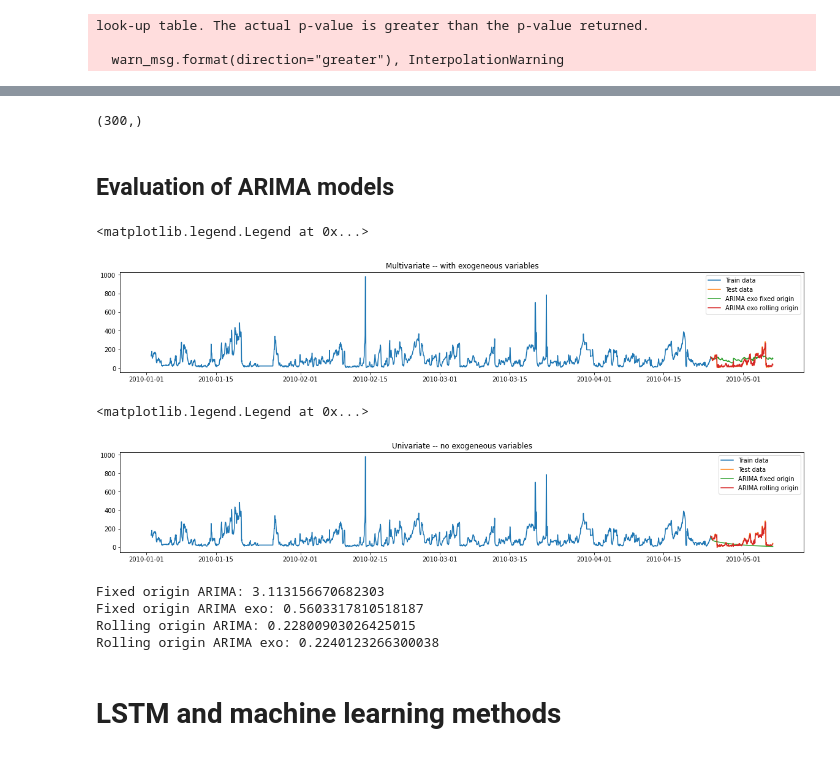
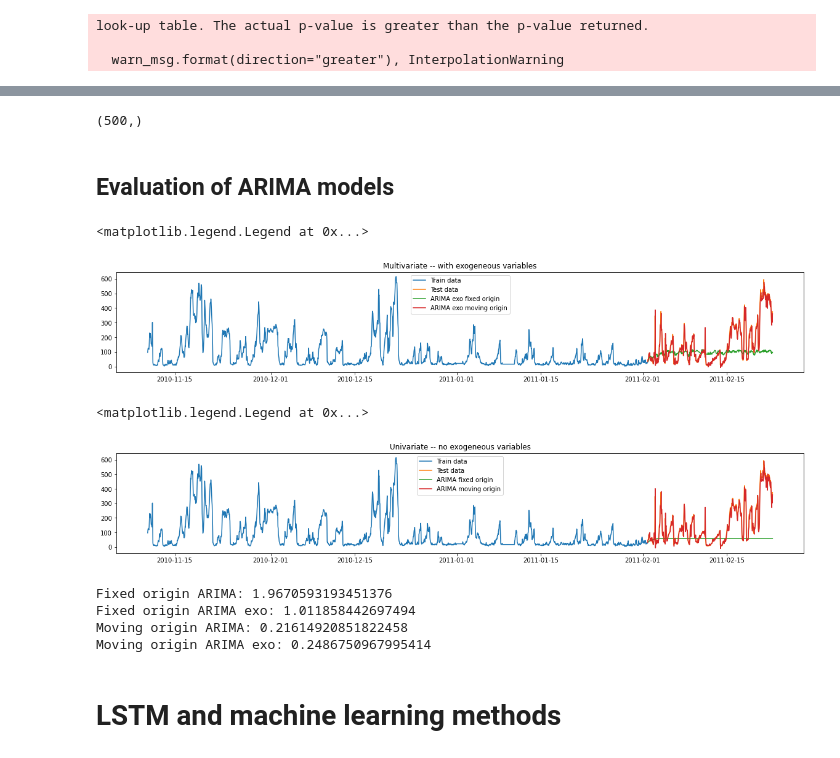
Before and after one commit to jankova/Time-Series-ARIMA-vs-LSTM, a Jupyter notebook: Pollution-times-series.ipynb, the cells around one changed output, grey strips where cells are left out. Cells and saved outputs as stored; diff of their text form; code cells hidden in the pictures.

```diff
--- a/Pollution-times-series.ipynb
+++ b/Pollution-times-series.ipynb
@@ -295,0 +309,5 @@ Warnings:
+# %%
+# residual check
+res_opt_exo = AIC_exo[0][2]
+res_opt_exo.plot_diagnostics(figsize = (8,6))
+plt.show()
@@ -333,10 +356,0 @@ Rolling origin ARIMA (no retraining): 0.22800903026425015
-# %%
-import statsmodels.api as sm
-
-order = (2,0,2)
-
-sar = sm.tsa.statespace.SARIMAX(endog = y_train, exog = X_train,
-                                order = order)
-
-res_arima_exo = sar.fit(disp=False)
-print(res_arima_exo.summary())
@@ -361,18 +357,19 @@ Warnings:
 # %%
 # fixed origin forecast
-preds_arima_exo = res_arima_exo.predict(start = y_test.index[0], end = y_test.index[-1],
+preds_arima_exo = res_opt_exo.predict(start = y_test.index[0], end = y_test.index[-1],
                                         dynamic = True,
-                                        exog = X_test)
+                                        exog = X_test
+                                        )
 preds_arima_exo.shape
 # %% [output]
-(300,)
+(500,)
 # %%
 # rolling origin forecast (no retraining)
 
 mod = sm.tsa.statespace.SARIMAX(endog = dataset_train["pollution"],
                                 exog = dataset_train.drop("pollution", axis = 1), order=order)
-res_roll_exo = mod.filter(res_arima_exo.params)
-preds_arima_roll_exo = res_roll_exo.predict()
-preds_arima_roll_exo = preds_arima_roll_exo[y_test.index]
+res_roll_exo = mod.filter(res_opt_exo.params)
+preds_arima_moving_exo = res_roll_exo.predict()
+preds_arima_moving_exo = preds_arima_moving_exo[y_test.index]
 # %% [markdown]
 ## Evaluation of ARIMA models
@@ -387,35 +376,35 @@ def evaluate_MAPE(preds, y_test):
 # %%
 plt.figure(figsize = (20, 3))
-plt.plot(y_train, label = "Train data")
+plt.plot(y_train[-2000:], label = "Train data")
 plt.plot(y_test, label = "Test data")
 plt.plot(preds_arima_exo, label = "ARIMA exo fixed origin")
-plt.plot(preds_arima_roll_exo, label = "ARIMA exo rolling origin")
+plt.plot(preds_arima_moving_exo, label = "ARIMA exo moving origin")
 plt.title("Multivariate -- with exogeneous variables")
 plt.legend()
 # %% [output]
 <matplotlib.legend.Legend at 0x...>
-[figure, old version]
+[figure, new version]
 # %%
 plt.figure(figsize = (20, 3))
-plt.plot(y_train, label = "Train data")
+plt.plot(y_train[-2000:], label = "Train data")
 plt.plot(y_test, label = "Test data")
 plt.plot(preds_arima, label = "ARIMA fixed origin")
-plt.plot(preds_arima_roll, label = "ARIMA rolling origin")
+plt.plot(preds_arima_moving, label = "ARIMA moving origin")
 plt.title("Univariate -- no exogeneous variables")
 
 plt.legend()
 # %% [output]
 <matplotlib.legend.Legend at 0x...>
-[figure, old version]
+[figure, new version]
 # %%
 # comparison of MAPE errors
 
-print(f"Fixed origin ARIMA: {evaluate_MAPE(preds_arima, y_test)}")
-print(f"Fixed origin ARIMA exo: {evaluate_MAPE(preds_arima_exo, y_test)}")
-print(f"Rolling origin ARIMA: {evaluate_MAPE(preds_arima_roll, y_test)}")
-print(f"Rolling origin ARIMA exo: {evaluate_MAPE(preds_arima_roll_exo, y_test)}")
+print(f"Fixed origin ARIMA: {MAPE(preds_arima, y_test)}")
+print(f"Fixed origin ARIMA exo: {MAPE(preds_arima_exo, y_test)}")
+print(f"Moving origin ARIMA: {MAPE(preds_arima_moving, y_test)}")
+print(f"Moving origin ARIMA exo: {MAPE(preds_arima_moving_exo, y_test)}")
 # %% [output]
-Fixed origin ARIMA: 3.113156670682303
-Fixed origin ARIMA exo: 0.5603317810518187
-Rolling origin ARIMA: 0.22800903026425015
-Rolling origin ARIMA exo: 0.2240123266300038
+Fixed origin ARIMA: 1.9670593193451376
+Fixed origin ARIMA exo: 1.011858442697494
+Moving origin ARIMA: 0.21614920851822458
+Moving origin ARIMA exo: 0.2486750967995414
```
Also changed, not shown: parts of 57 cells of this notebook, 1 other file.
